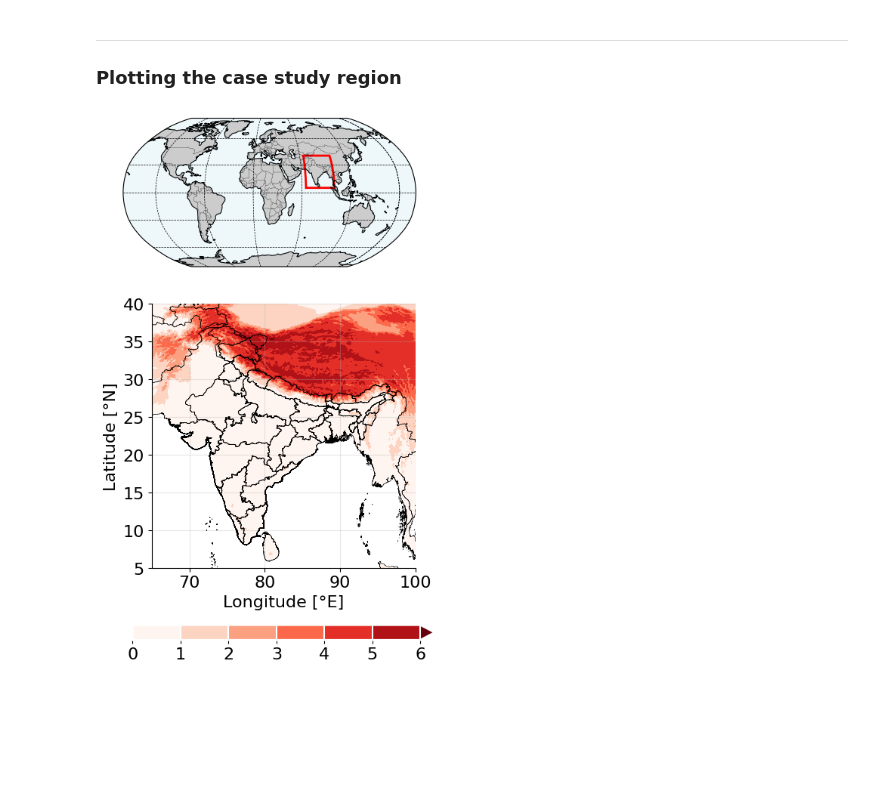
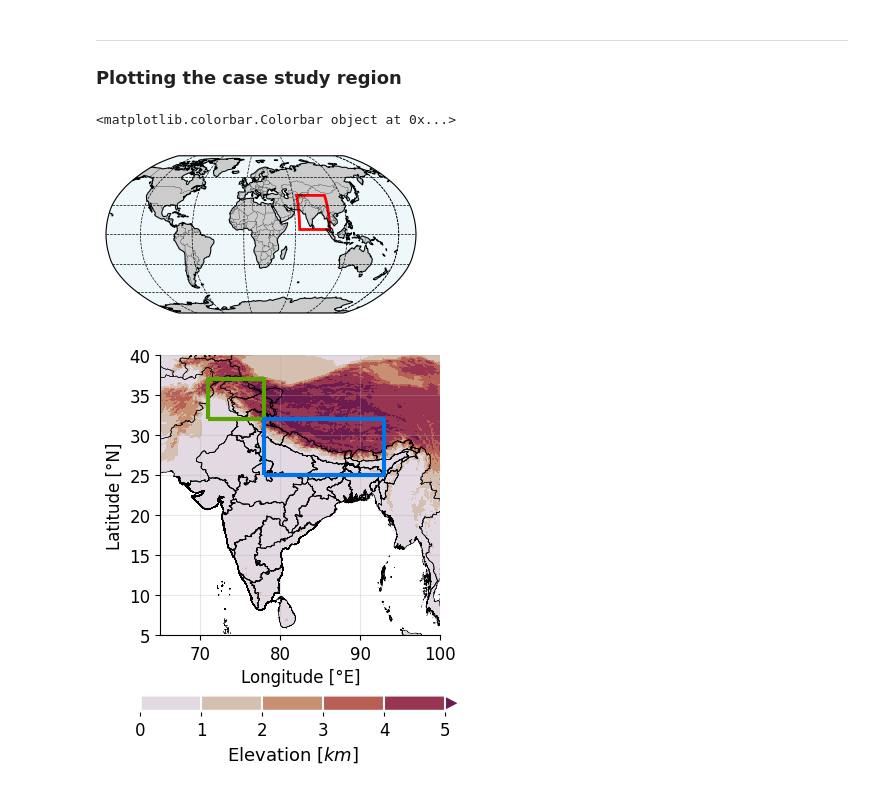
Before and after one commit to JGrassi97/XSeasonsDetect, a Jupyter notebook: notebooks/01_project_introduction.ipynb, the cells around one changed output. Saved outputs shown, nothing was run; the diff lists cells and outputs as text; code cells hidden in the pictures; blank space fills up the shorter version.

Commit message:
updated regional context infographic

```diff
--- a/notebooks/01_project_introduction.ipynb
+++ b/notebooks/01_project_introduction.ipynb
@@ -53,6 +55,14 @@ world_boundary_file     = '../data/raw/external/GADM41_WORLD.gpkg'
 # Geodataframes for boudaries - Level 0 is for country boundaries
 country_boundary    = gpd.read_file(country_boundary_file, layer = 'ADM_ADM_1') # Layer 1 -> states
 world_boundary      = gpd.read_file(world_boundary_file, layer = 'ADM_0')       # Layer 0 -> countries
+
+# Importing the custom regions
+# Defined on Palazzi et al, 2012
+hkk_region = gpd.GeoDataFrame({'geometry': [Polygon([(71, 32), (78, 32), (78, 37), (71, 37)])]})
+hkk_name = 'hkk'
+
+him_region = gpd.GeoDataFrame({'geometry': [Polygon([(78, 25), (93, 25), (93, 32), (78, 32)])]})
+him_name = 'him'
 # %% [markdown]
 ---
 ### Orography data
@@ -72,4 +82,4 @@ orography.rio.write_crs("epsg:4326", inplace=True)
 orography = orography.rio.clip(world_boundary.geometry.apply(mapping), world_boundary.crs, drop=True)
 
 # Computing elevations from geopotential - time[0] is selected to remove dummy time dimension
-orography = orography.z.isel(time=0).rename('Elevation [m]') / (9.81)
+orography = orography.z.isel(time=0).rename('Elevation [km]') / (9.81*1000)
@@ -78,12 +86,14 @@ orography.sel(latitude=slice(40,5), longitude=slice(65,100)).to_netcdf('../data/
 # %% [markdown]
 ---
 ### Plotting the case study region
+# %%
+cmap = cmr.get_sub_cmap('twilight_shifted', 0.5, 0.89)
 # %%
-# Creating the figure
-fig = plt.figure(figsize=(5, 5))
+# Creating the figure 1 for the global map
+fig_1 = plt.figure(figsize=(4, 4))
 
 # Adding subplot with global map
-ax = fig.add_subplot(1, 1, 1, projection=ccrs.Robinson(central_longitude=20.0))
+ax = fig_1.add_subplot(1, 1, 1, projection=ccrs.Robinson(central_longitude=20.0))
 ax.set_global()
 ax.coastlines(lw=0.7)
 ax.add_feature(cfeature.BORDERS, linestyle='-', lw=0.2)
@@ -93,49 +103,54 @@ ax.add_feature(cfeature.OCEAN, color='lightblue', alpha=0.2)
 # Add latitude and longitude grid lines
 gl = ax.gridlines(draw_labels=False, linestyle='--', color='k', lw=0.5)
 
+
+# Creating the figure 2 for the submaps
+fig = plt.figure(figsize=(4, 4))
 # Define extent of case study regions
 regions = {
     "India": [65, 100, 5, 40],
-    "Italy": [6, 19, 35, 49],
-    "Japan": [122, 149, 30, 48]
 }
 
 # Function for adding sub-map
 def add_inset(extent, loc, orography, levels, ax_to_hide):
 
     # Cutting orography in the right extent
     orog = orography.sel(latitude = slice(extent[3], extent[2]), longitude = slice(extent[0], extent[1]))
+    orog = np.abs(orog)
 
     # Creating ax for sub map
     sub_ax = fig.add_axes(loc)
 
     # Plotting orography in submap
-    orog_plot = orog.plot(ax=sub_ax, add_colorbar=False, levels=levels, cmap='Reds', extend='max')
-
+    orog_plot = orog.plot(ax=sub_ax, add_colorbar=False, levels=levels, cmap=cmap, extend='max')
 
     sub_ax.set_title('')
 
+    standard_format_single(orog_plot, country_boundary, world_boundary, True)
 
-    standard_format_single(orog_plot, country_boundary, world_boundary, True)
+    print(orog_plot.colorbar)
+    orog_plot.colorbar.set_label(r'Elevation [$km$]', fontsize=13)
 
     # Aggiungi un box sulla mappa globale per indicare la regione zoomata
     rect = Rectangle((extent[0], extent[2]), extent[1] - extent[0], extent[3] - extent[2],
                      linewidth=2, edgecolor='red', facecolor='none', transform=ccrs.PlateCarree())
+
     ax.add_patch(rect)
 
     sub_ax.set_xlim(extent[0], extent[1])
     sub_ax.set_ylim(extent[2], extent[3])
 
     sub_ax.set_xlabel('Longitude [°E]')
     sub_ax.set_ylabel('Latitude [°N]')
 
+    hkk_region.boundary.plot(ax=sub_ax, color='#5ba300', lw=3)
+    him_region.boundary.plot(ax=sub_ax, color='#0073e6', lw=3)
 
 # Aggiungi le sotto-mappe per ciascuna regione
-add_inset(regions["India"], [0.15, -0.8, 0.8, 1], orography, [0,1,2,3,4,5,6], ['top','right'])
-# add_inset(regions["Italy"], [0.27, 0.70, 0.6, 0.6], orography, [0,1,2,3], ['bottom', 'left'])
-# add_inset(regions["Japan"], [1.07, 0.2, 0.6, 0.6], orography, [0,1,2,3], ['bottom', 'left'])
-
+add_inset(regions["India"], [0.15, -0.8, 0.8, 1], orography, [0,1,2,3,4,5], ['top','right'])
 
 plt.show()
 # %% [output]
+<matplotlib.colorbar.Colorbar object at 0x...>
-[figure, old version]
+[figure, new version]
+[figure, added]
```
Also changed, not shown: parts of 2 cells of this notebook.
